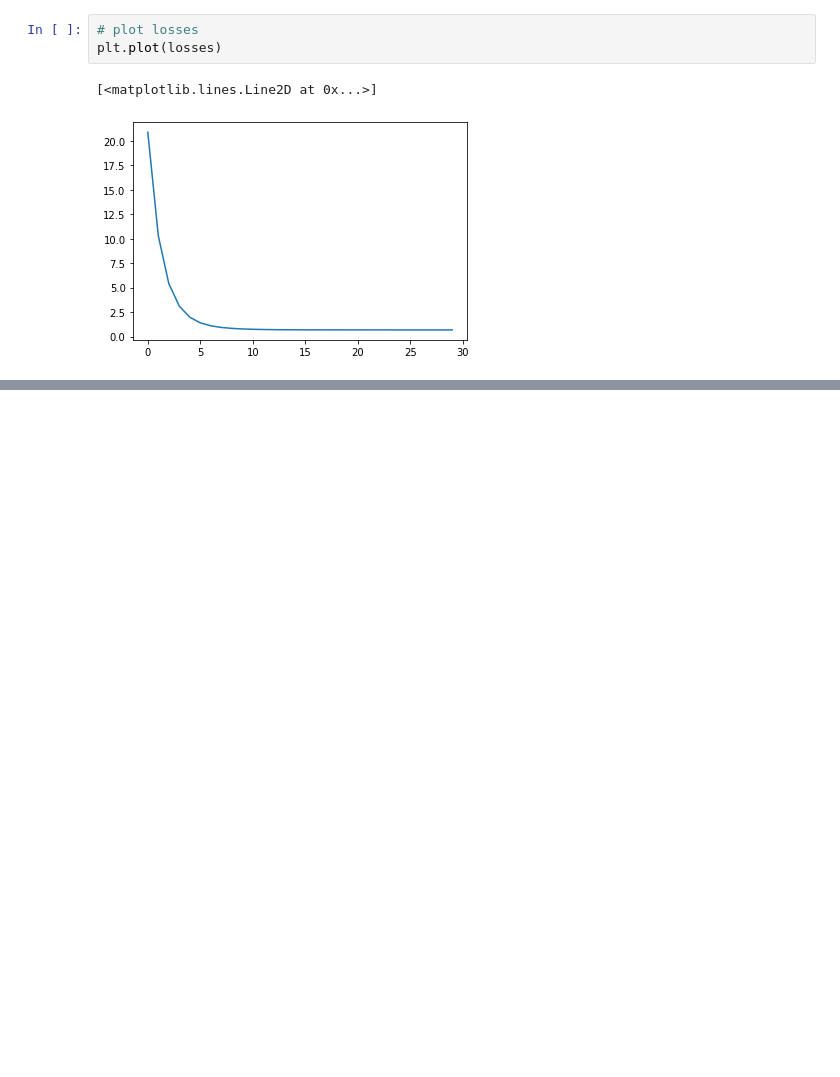
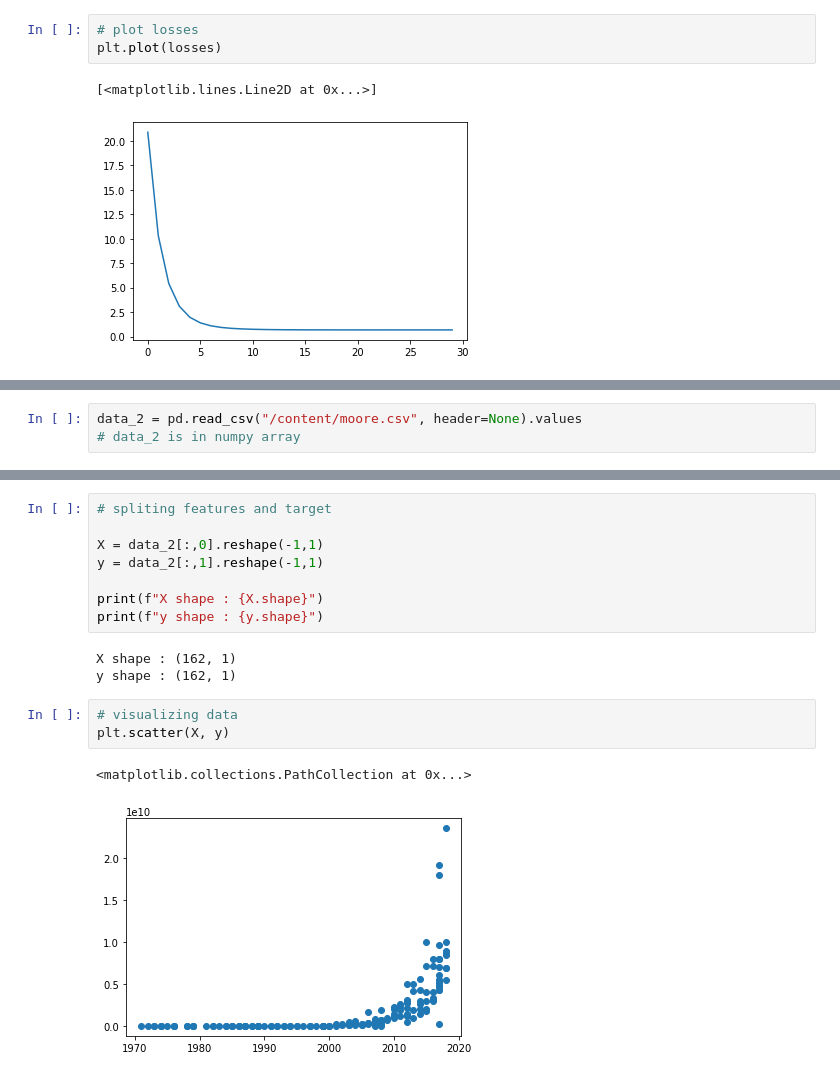
Before and after one commit to mirpouya/Introduction-to-PyTorch, a Jupyter notebook: PyTorch_Intro.ipynb, the cells around one changed output, grey strips where cells are left out. Cells and saved outputs as stored; diff of their text form; blank space fills up the shorter version.

```diff
--- a/PyTorch_Intro.ipynb
+++ b/PyTorch_Intro.ipynb
@@ -187,0 +279,3 @@ plt.plot(losses)
+# %%
+data_2 = pd.read_csv("/content/moore.csv", header=None).values
+# data_2 is in numpy array
@@ -187,0 +300,17 @@ plt.plot(losses)
+# %%
+# spliting features and target
+
+X = data_2[:,0].reshape(-1,1)
+y = data_2[:,1].reshape(-1,1)
+
+print(f"X shape : {X.shape}")
+print(f"y shape : {y.shape}")
+# %% [output]
+X shape : (162, 1)
+y shape : (162, 1)
+# %%
+# visualizing data
+plt.scatter(X, y)
+# %% [output]
+<matplotlib.collections.PathCollection at 0x...>
+[figure, added]
```
Also changed, not shown: parts of 9 cells of this notebook.
